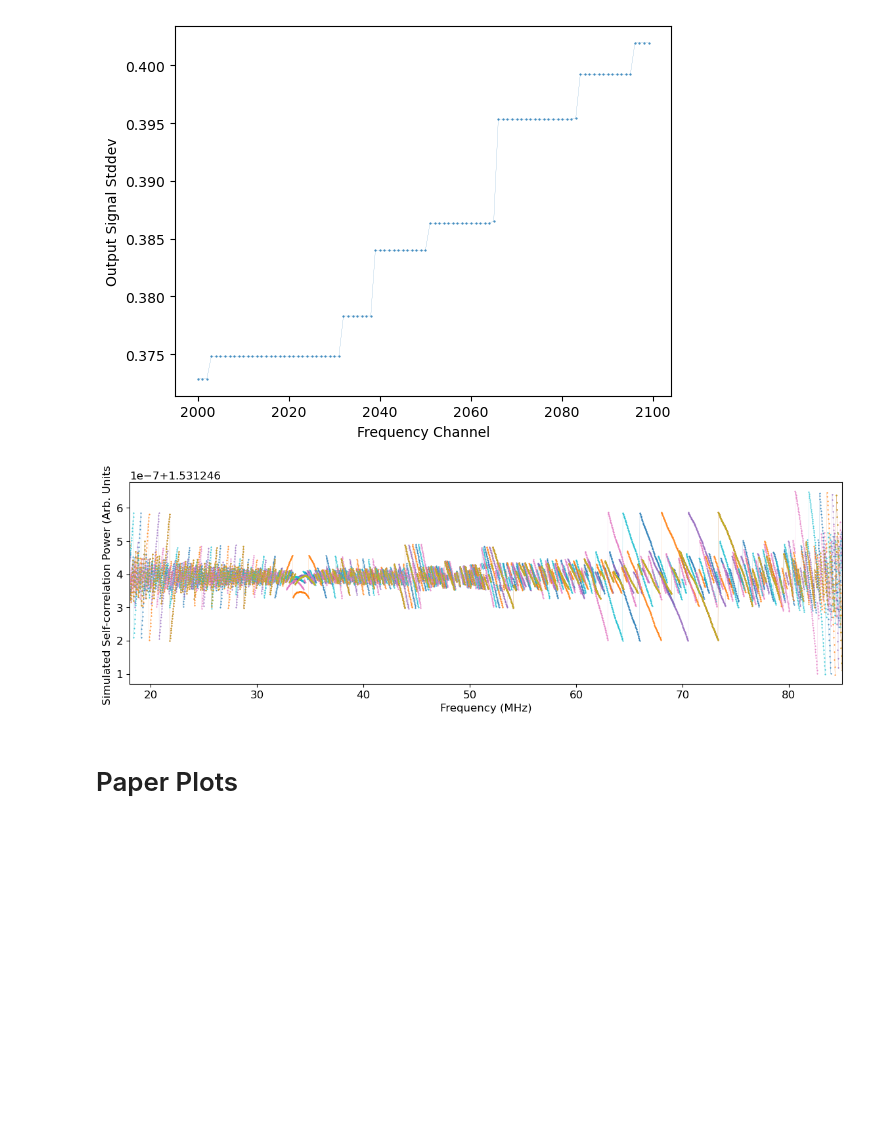
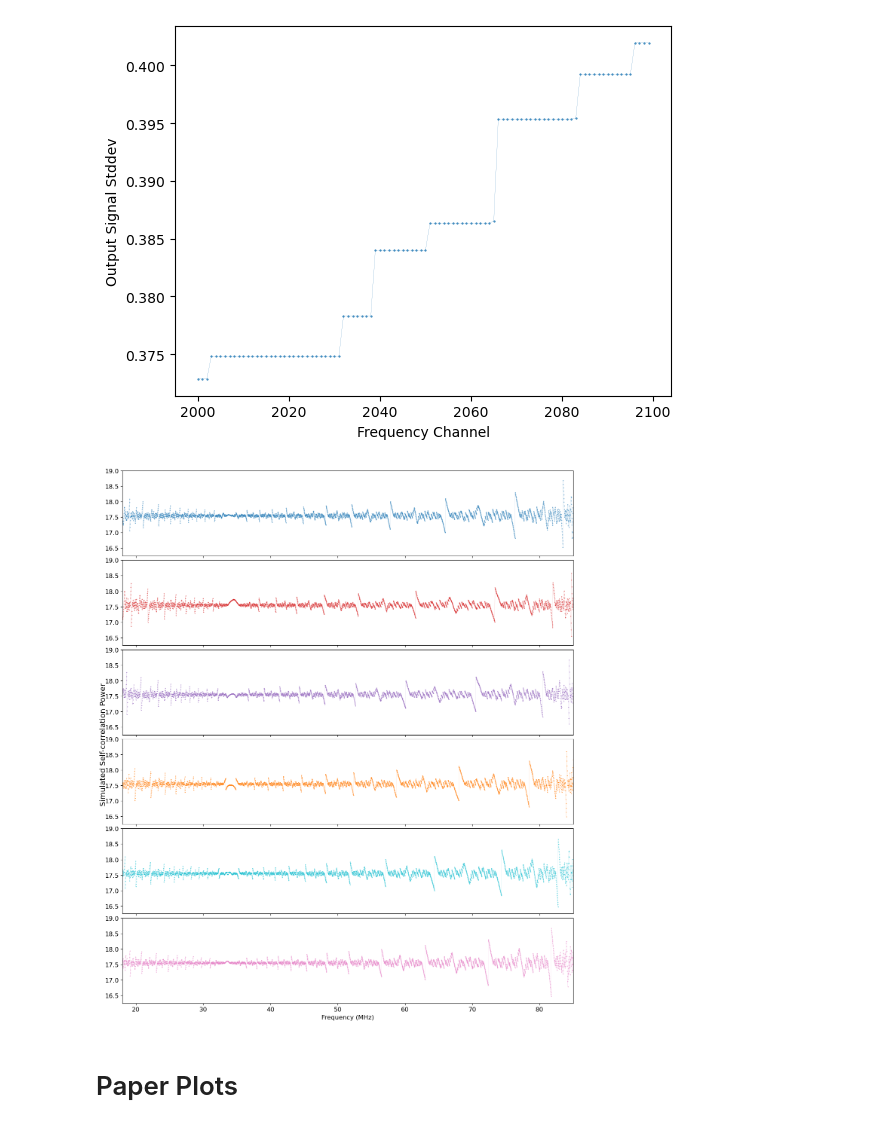
Before and after one commit to rlbyrne/requantization_sim, a Jupyter notebook: requantization_semianalytic_sim.ipynb, the cells around one changed output. Cells and saved outputs as stored; diff of their text form; code cells hidden in the pictures; blank space fills up the shorter version.

Commit message:
new plot of simulation outputs and set up new sim

```diff
--- a/requantization_semianalytic_sim.ipynb
+++ b/requantization_semianalytic_sim.ipynb
@@ -209,11 +208,12 @@ eq_coeffs_mat = scipy.io.loadmat(f"{current_dir}/20250612-settingsAll-day_smooth
 # eq_coeffs_mat = scipy.io.loadmat(f"{current_dir}/20251120f-settingsAll-night-FW7p5")  # Piecewise constant
 channel_width_mhz = 23925.78125 * 1e-6
 freq_array = np.arange(len(eq_coeffs_mat["coef"][0, :])) * channel_width_mhz
-for ind in range(7):
+for ind in range(6):
     plt.plot(freq_array, eq_coeffs_mat["coef"][ind, :], "-", linewidth=1)
 plt.xlim([np.min(freq_array), np.max(freq_array)])
 plt.xlabel("Frequency (MHz)")
 plt.ylabel("Equalization Coefficient")
+plt.savefig("/Users/ruby/Downloads/eq_coeffs.png", dpi=300)
 
 use_eq_coeffs = eq_coeffs_mat["coef"][0, :]
 # %% [output]
@@ -225,7 +225,7 @@ print(target_value)
 # %% [output]
 196608
 # %%
-for ind in range(7):
+for ind in range(6):
     data_stddev = target_value / eq_coeffs_mat["coef"][ind, :]
     print(f"dB variation: {10*np.log10((np.max(data_stddev)/np.min(data_stddev))**2)}")
     plt.plot(freq_array, data_stddev, "-", linewidth=1)
@@ -336,29 +335,34 @@ plt.show()
 [figure]
 # %%
 # Full simulation, from files
-fig, ax = plt.subplots(figsize=(14, 4))
+fig, ax = plt.subplots(nrows=6, figsize=(13, 15), sharex=True)
 
-for simulation_ind in range(7):
+for simulation_ind in range(6):
     with open(f"simulation_output{simulation_ind}.npy", "rb") as f:
         freq_array = np.load(f)
         final_variances = np.load(f)
+        final_autocorrs = np.load(f)
     f.close()
 
-    ax.plot(
+    ax[simulation_ind].plot(
         freq_array,
-        2*final_variances,
+        final_autocorrs,
         ".-",
         markersize=1,
         linewidth=0.1,
-        #color="tab:blue",
+        color=color_array[simulation_ind],
     )
-ax.set_xlim([18, 85])
-ax.set_xlabel("Frequency (MHz)")
-ax.set_ylabel("Simulated Self-correlation Power (Arb. Units)")
-#ax.set_ylim([0, 1])
+    ax[simulation_ind].set_xlim([18, 85])
+    ax[simulation_ind].set_ylim([16.25, 19])
+plt.xlabel("Frequency (MHz)")
+fig.supylabel("Simulated Self-correlation Power")
+plt.tight_layout()
+fig.subplots_adjust(hspace=0.05)  # Reduce vertical space between plots
+# ax.set_ylim([0, 1])
+plt.savefig("/Users/ruby/Downloads/simulated_output.png", dpi=300)
 plt.show()
 # %% [output]
-[figure, old version]
+[figure, new version]
 # %% [markdown]
 # Paper Plots
 # %%
```
Also changed, not shown: parts of 3 cells of this notebook, 1 other file.
